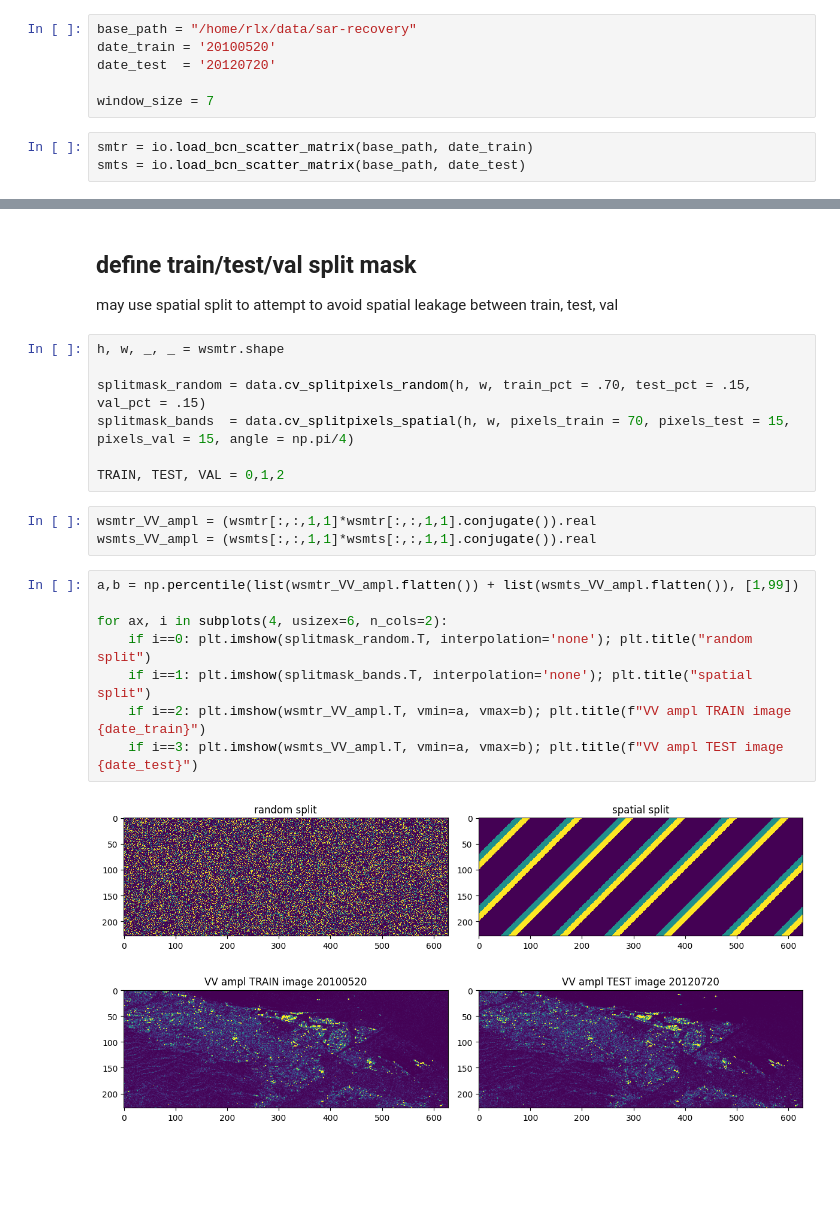
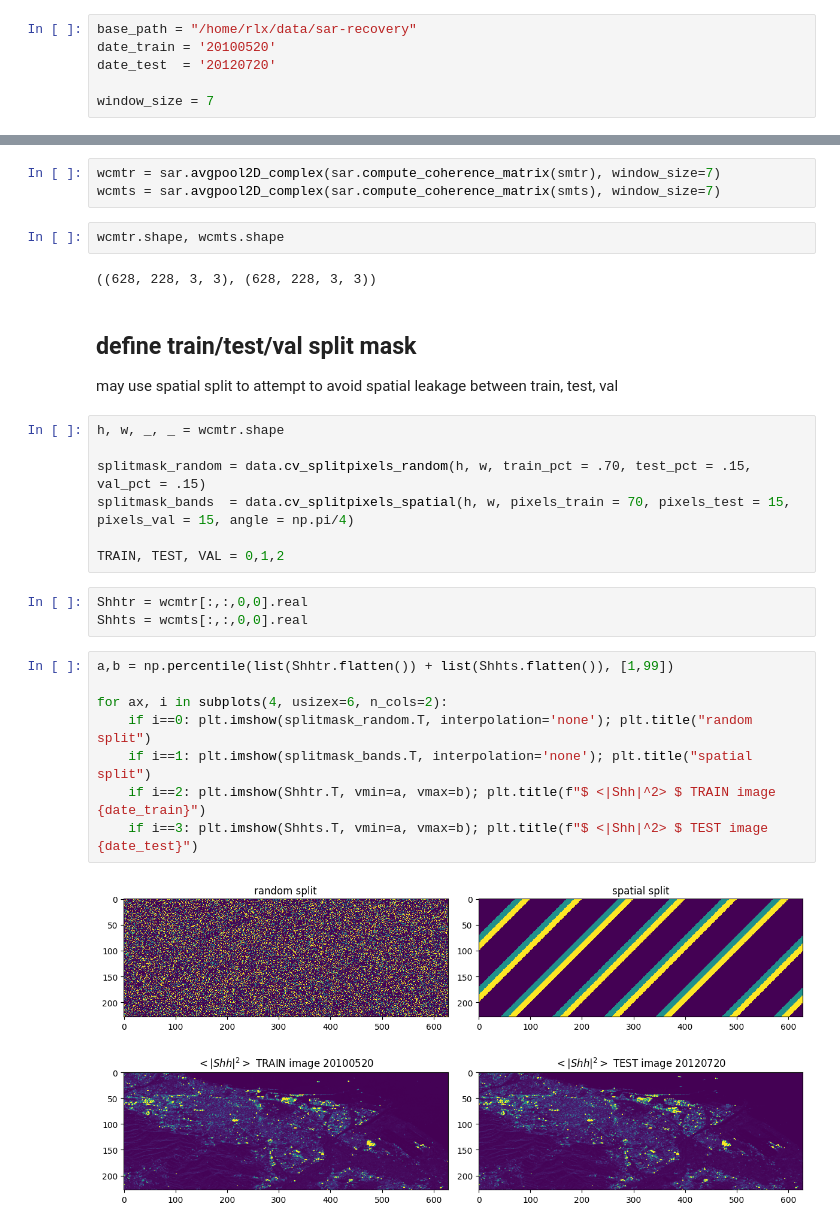
Before and after one commit to aalgo/sar-recovery, a Jupyter notebook: notebooks/07 - RF baseline.ipynb, the cells around one changed output, grey strips where cells are left out. Saved outputs shown, nothing was run; the diff lists cells and outputs as text; blank space fills up the shorter version.

```diff
--- a/notebooks/07 - RF baseline.ipynb
+++ b/notebooks/07 - RF baseline.ipynb
@@ -19,6 +30,3 @@ date_train = '20100520'
 date_test  = '20120720'
 
 window_size = 7
-# %%
-smtr = io.load_bcn_scatter_matrix(base_path, date_train)
-smts = io.load_bcn_scatter_matrix(base_path, date_test)
@@ -35,27 +33,34 @@ wsmtr.shape, ncmtr.shape
+# %%
+wcmtr = sar.avgpool2D_complex(sar.compute_coherence_matrix(smtr), window_size=7)
+wcmts = sar.avgpool2D_complex(sar.compute_coherence_matrix(smts), window_size=7)
+# %%
+wcmtr.shape, wcmts.shape
+# %% [output]
+((628, 228, 3, 3), (628, 228, 3, 3))
 # %% [markdown]
 ## define train/test/val split mask
 
 may use spatial split to attempt to avoid spatial leakage between train, test, val
 # %%
-h, w, _, _ = wsmtr.shape
+h, w, _, _ = wcmtr.shape
 
 splitmask_random = data.cv_splitpixels_random(h, w, train_pct = .70, test_pct = .15, val_pct = .15)
 splitmask_bands  = data.cv_splitpixels_spatial(h, w, pixels_train = 70, pixels_test = 15, pixels_val = 15, angle = np.pi/4)
 
 TRAIN, TEST, VAL = 0,1,2
 # %%
-wsmtr_VV_ampl = (wsmtr[:,:,1,1]*wsmtr[:,:,1,1].conjugate()).real
-wsmts_VV_ampl = (wsmts[:,:,1,1]*wsmts[:,:,1,1].conjugate()).real
+Shhtr = wcmtr[:,:,0,0].real
+Shhts = wcmts[:,:,0,0].real
 # %%
-a,b = np.percentile(list(wsmtr_VV_ampl.flatten()) + list(wsmts_VV_ampl.flatten()), [1,99])
+a,b = np.percentile(list(Shhtr.flatten()) + list(Shhts.flatten()), [1,99])
 
 for ax, i in subplots(4, usizex=6, n_cols=2):
     if i==0: plt.imshow(splitmask_random.T, interpolation='none'); plt.title("random split")
     if i==1: plt.imshow(splitmask_bands.T, interpolation='none'); plt.title("spatial split")
-    if i==2: plt.imshow(wsmtr_VV_ampl.T, vmin=a, vmax=b); plt.title(f"VV ampl TRAIN image {date_train}")
-    if i==3: plt.imshow(wsmts_VV_ampl.T, vmin=a, vmax=b); plt.title(f"VV ampl TEST image {date_test}")
+    if i==2: plt.imshow(Shhtr.T, vmin=a, vmax=b); plt.title(f"$ <|Shh|^2> $ TRAIN image {date_train}")
+    if i==3: plt.imshow(Shhts.T, vmin=a, vmax=b); plt.title(f"$ <|Shh|^2> $ TEST image {date_test}")
 # %% [output]
-[figure, old version]
+[figure, new version]
 # %% [markdown]
 ## train random forest
 
```
Also changed, not shown: parts of 35 cells of this notebook, 1 other file.
